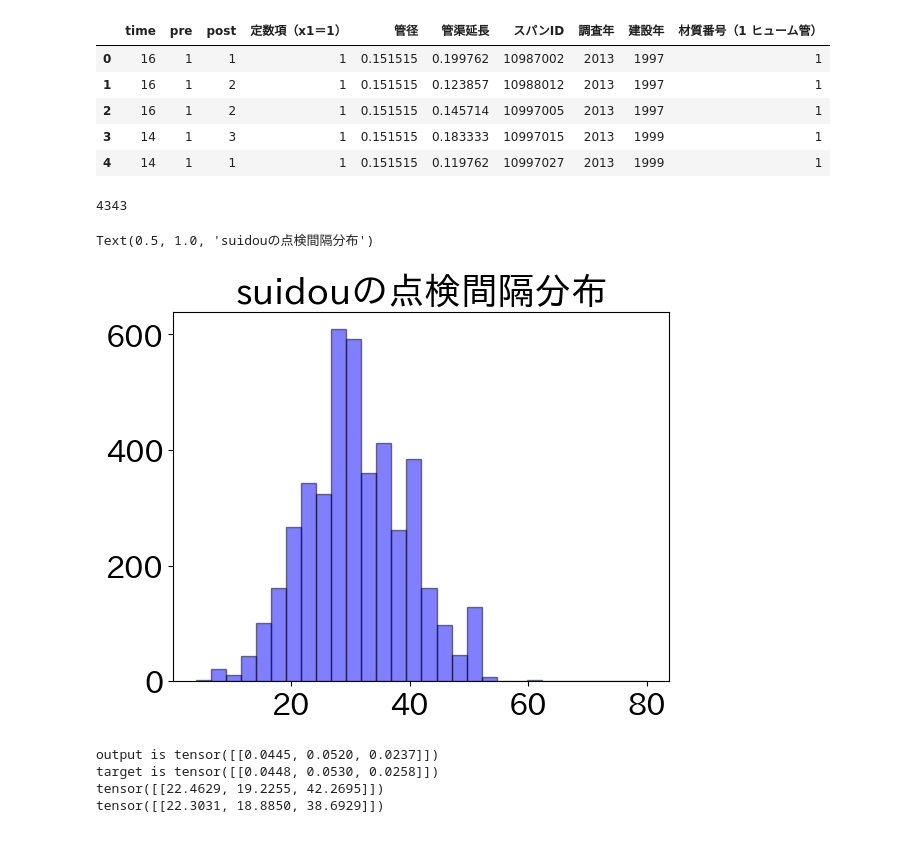
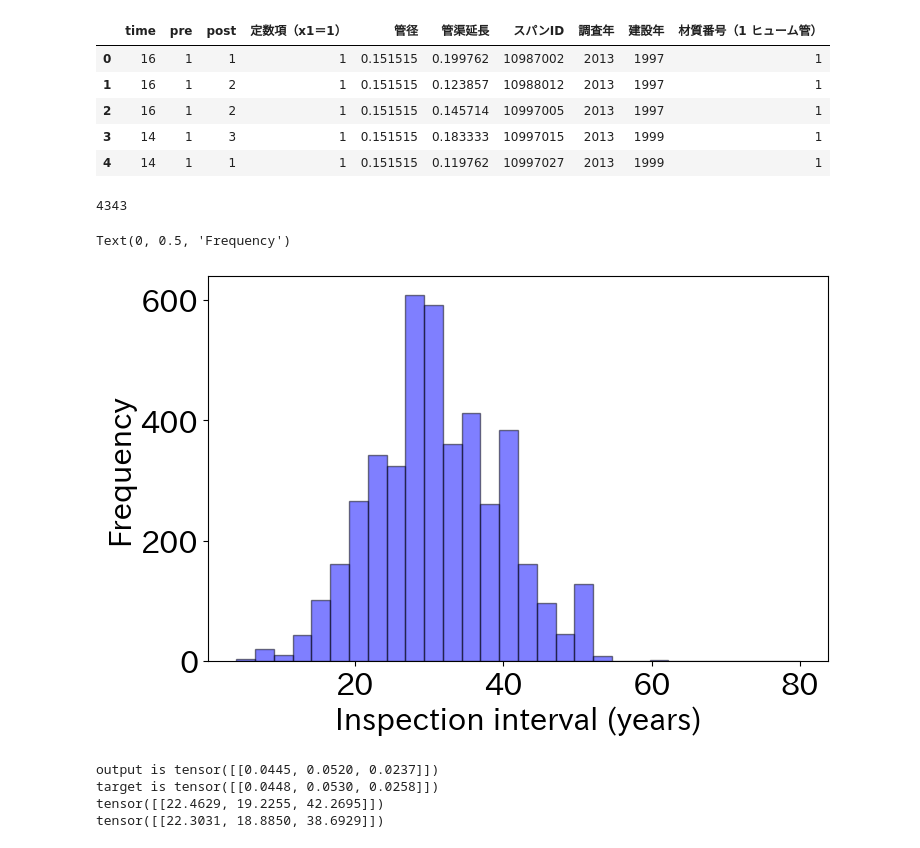
Before and after one commit to natsuki0720/CTMCxDeepSets_portfolio, a Jupyter notebook: notebooks/evaluate_mixed_model_for_real_data.ipynb, the cells around one changed output. Drawn from its saved outputs; the diff is of its cells as text; code cells hidden in the pictures.

```diff
--- a/notebooks/evaluate_mixed_model_for_real_data.ipynb
+++ b/notebooks/evaluate_mixed_model_for_real_data.ipynb
@@ -80,7 +80,7 @@ if data_name == "Tunnel":
     df = df.dropna()
     df["pre"] = df["pre"].astype(int)
     df["post"] = df["post"].astype(int)
-    df = df[df["time"] < 8]
+    # df = df[df["time"] < 8]
 
 if data_name == "RCBridge":
     df = df.rename(columns={0: "pre", 1: "post", 2: "time"})
@@ -98,15 +98,17 @@ display(df.head())
 # %%
 df = df[["pre", "post", "time"]]
 # df = df[df["pre"] < 4]
 # df = df[df["post"] < 5]
 print(len(df))
 r =1
 plt.hist(df["time"], bins=30, alpha=0.5, color="blue", edgecolor="black", zorder= 2)
-plt.title(f"{data_name}の点検間隔分布")
+plt.xlabel("Inspection interval (years)")
+plt.ylabel("Frequency")
+# plt.title(f"{data_name}の点検間隔分布")
 # %% [output]
 4343
-Text(0.5, 1.0, 'suidouの点検間隔分布')
+Text(0, 0.5, 'Frequency')
-[figure, old version]
+[figure, new version]
 # %%
 # likelihood process
 state = np.array([df["pre"],df["post"]])
```
Also changed, not shown: parts of 1 cell of this notebook, 1 other file.
